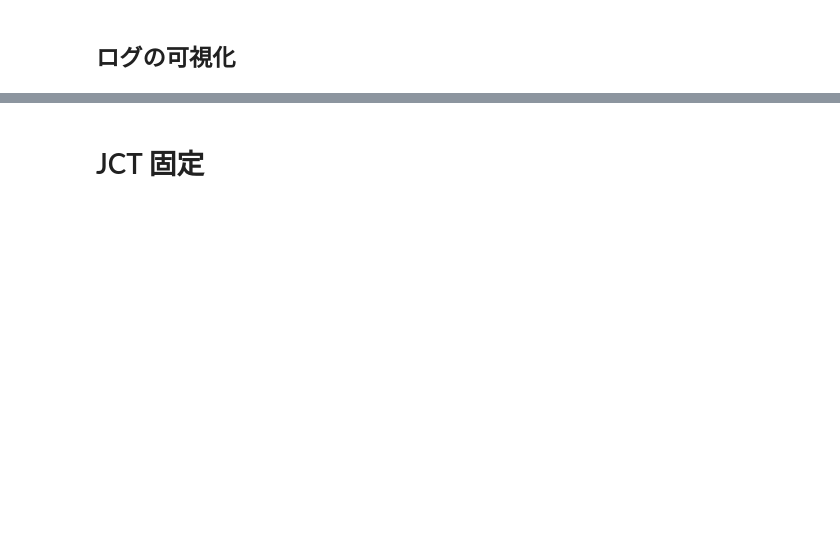
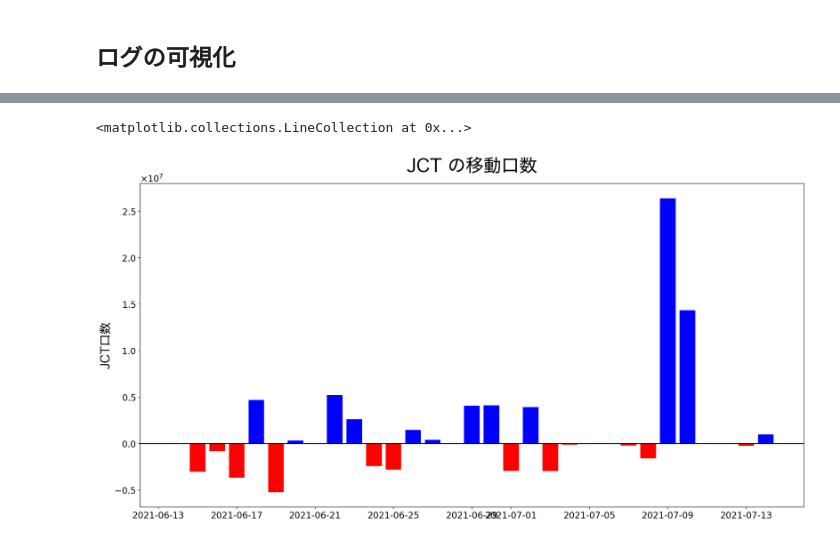
Before and after one commit to maru919/BC-experiment-simulator, a Jupyter notebook: sandbox/simulate_Stable.ipynb, the cells around one changed output, grey strips where cells are left out. Cells and saved outputs as stored; diff of their text form; code cells hidden in the pictures; blank space fills up the shorter version.

```diff
--- a/sandbox/simulate_Stable.ipynb
+++ b/sandbox/simulate_Stable.ipynb
@@ -172,13 +212,15 @@ ax.axhline(0, color='black')
 # %%
 fig, ax = plt.subplots(figsize=(20,10))
 moved_jct_num_color = ['blue' if diff > 0 else 'red' for diff in moved_jct_num_list]
 
 ax.bar(date_list, moved_jct_num_list, color=moved_jct_num_color)
 ax.set_title('JCT の移動口数', fontsize=30, pad=20, fontname="Hiragino Sans")
 ax.set_ylabel('JCT口数', fontsize=20, fontname='Hiragino Sans')
 ax.yaxis.set_major_formatter(ScalarFormatter(useMathText=True))
 ax.tick_params(labelsize=15)
 ax.yaxis.offsetText.set_fontsize(15)
 ax.axhline(0, color='black')
+ax.vlines(date_auto_deposit, min(moved_jct_num_list), max(moved_jct_num_list), color='orange', linestyle='dashed', linewidth=3)
+# %% [output]
+<matplotlib.collections.LineCollection at 0x...>
+[figure, added]
-# %% [markdown]
-# JCT 固定
```
Also changed, not shown: parts of 9 cells of this notebook, 2 other files.
